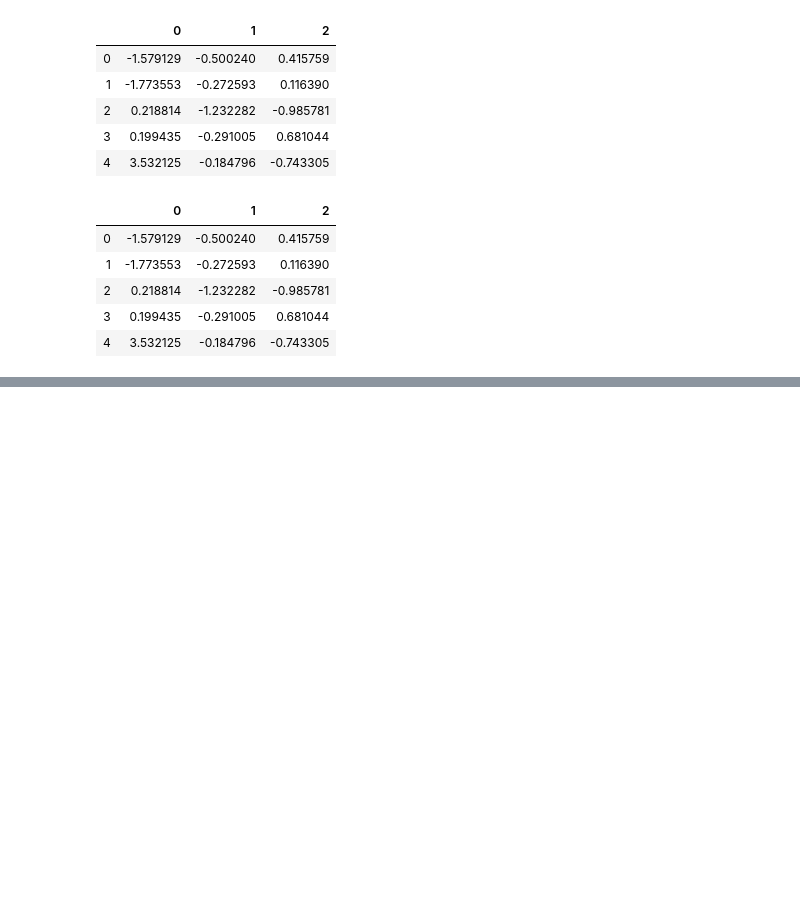
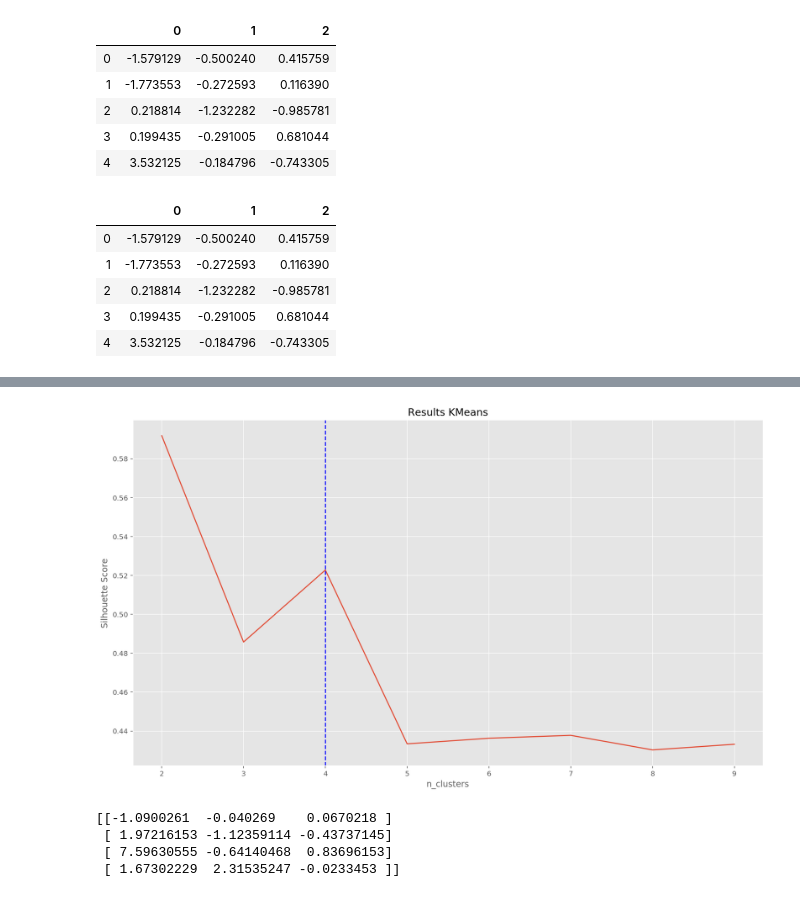
Before and after one commit to Subham02803/Clustering-for-anime-recommendation, a Jupyter notebook: AnimeRecommendation.ipynb, the cells around one changed output, grey strips where cells are left out. Saved outputs shown, nothing was run; the diff lists cells and outputs as text; code cells hidden in the pictures; blank space fills up the shorter version.

```diff
--- a/AnimeRecommendation.ipynb
+++ b/AnimeRecommendation.ipynb
@@ -241,0 +282,32 @@ plt.title()
+# %%
+#Silhouette score
+from sklearn.metrics import silhouette_score
+score = []
+inertia_list = np.empty(10)
+
+for i in range(2,10):
+    kmeans = KMeans(n_clusters=i)
+    kmeans.fit(tocluster)
+    inertia_list[i] = kmeans.inertia_
+    score.append(silhouette_score(tocluster, kmeans.labels_))
+# %%
+plt.plot(range(2,10), score);
+plt.title('Results KMeans')
+plt.xlabel('n_clusters');
+plt.axvline(x=4, color='blue', linestyle='--')
+plt.ylabel('Silhouette Score');
+plt.show()
+# %% [output]
+[figure, added]
+# %%
+from sklearn.cluster import KMeans
+cluster = KMeans(n_clusters = 4, random_state=35).fit(tocluster)
+centers = cluster.cluster_centers_
+c_preds = cluster.predict(tocluster)
+
+print(centers)
+# %% [output]
+[[-1.0900261  -0.040269    0.0670218 ]
+ [ 1.97216153 -1.12359114 -0.43737145]
+ [ 7.59630555 -0.64140468  0.83696153]
+ [ 1.67302229  2.31535247 -0.0233453 ]]
```
Also changed, not shown: parts of 5 cells of this notebook.
